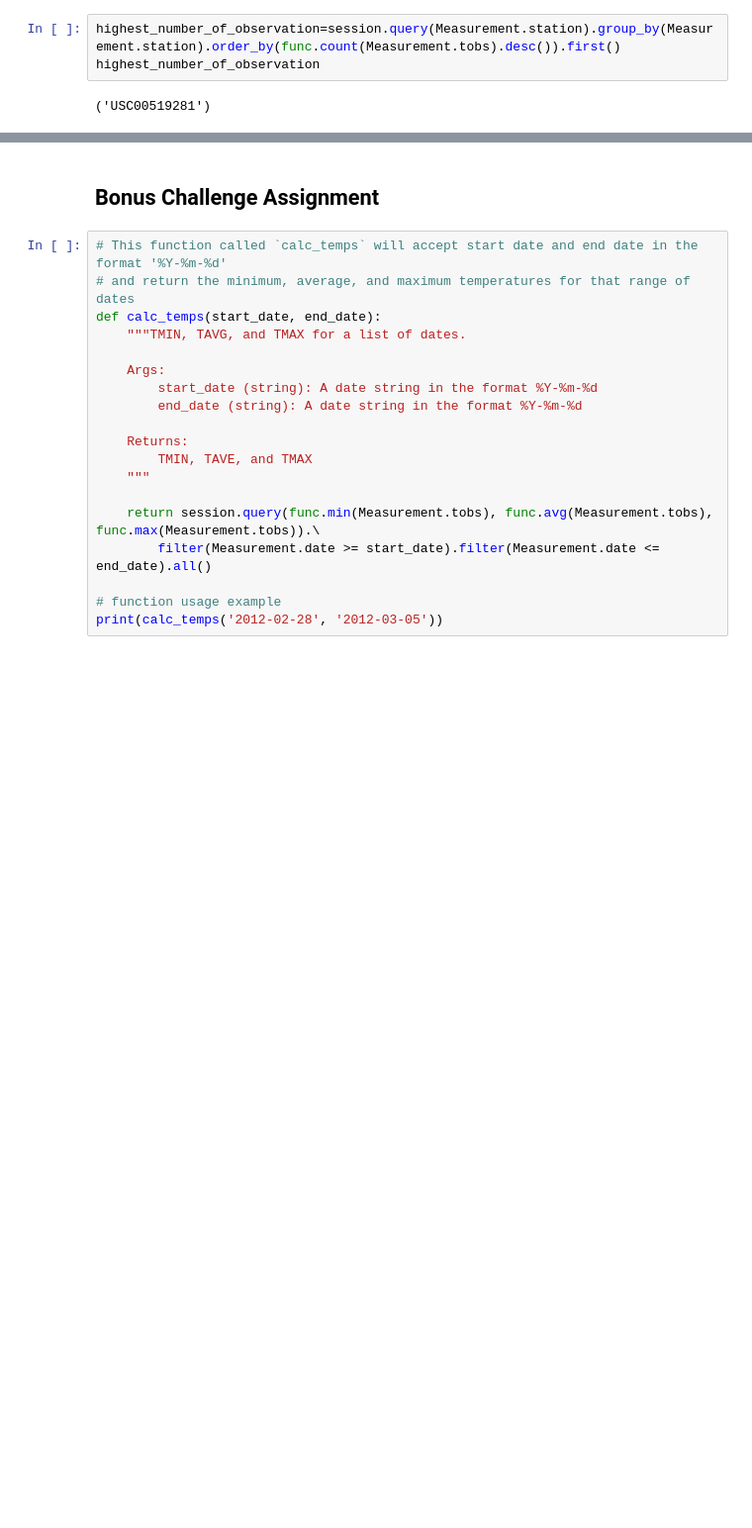
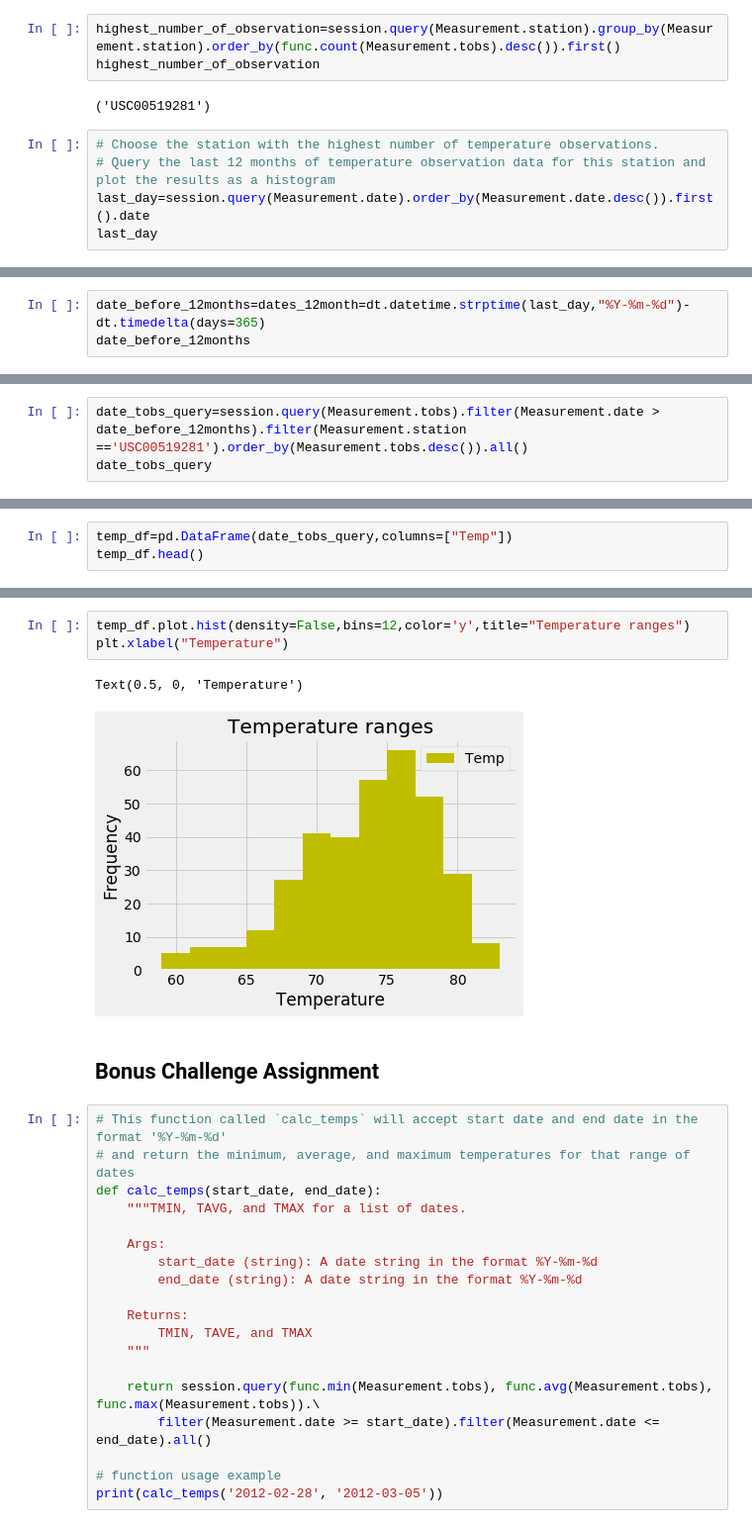
Before and after one commit to HaifaNajdawi/SQLAlchemy_climate_analysis_on_Honolulu-_Hawaii, a Jupyter notebook: climate_starter.ipynb, the cells around one changed output, grey strips where cells are left out. Shown: that part at 99% size. Saved outputs shown, nothing was run; the diff lists cells and outputs as text; blank space fills up the shorter version.

Commit message:
hist draw

```diff
--- a/climate_starter.ipynb
+++ b/climate_starter.ipynb
@@ -173,3 +173,8 @@ highest_number_of_observation=session.query(Measurement.station).group_by(Measur
 highest_number_of_observation
 # %% [output]
 ('USC00519281')
+# %%
+# Choose the station with the highest number of temperature observations.
+# Query the last 12 months of temperature observation data for this station and plot the results as a histogram
+last_day=session.query(Measurement.date).order_by(Measurement.date.desc()).first().date
+last_day
@@ -175,0 +183,3 @@ highest_number_of_observation
+# %%
+date_before_12months=dates_12month=dt.datetime.strptime(last_day,"%Y-%m-%d")- dt.timedelta(days=365)
+date_before_12months
@@ -181,0 +207,3 @@ highest_number_of_observation
+# %%
+date_tobs_query=session.query(Measurement.tobs).filter(Measurement.date > date_before_12months).filter(Measurement.station =='USC00519281').order_by(Measurement.tobs.desc()).all()
+date_tobs_query
@@ -181,0 +228,3 @@ highest_number_of_observation
+# %%
+temp_df=pd.DataFrame(date_tobs_query,columns=["Temp"])
+temp_df.head()
@@ -182,3 +238,9 @@ highest_number_of_observation
+# %%
+temp_df.plot.hist(density=False,bins=12,color='y',title="Temperature ranges")
+plt.xlabel("Temperature")
+# %% [output]
+Text(0.5, 0, 'Temperature')
+[figure, added]
 # %% [markdown]
 ## Bonus Challenge Assignment
 # %%
```
Also changed, not shown: parts of 8 cells of this notebook.
